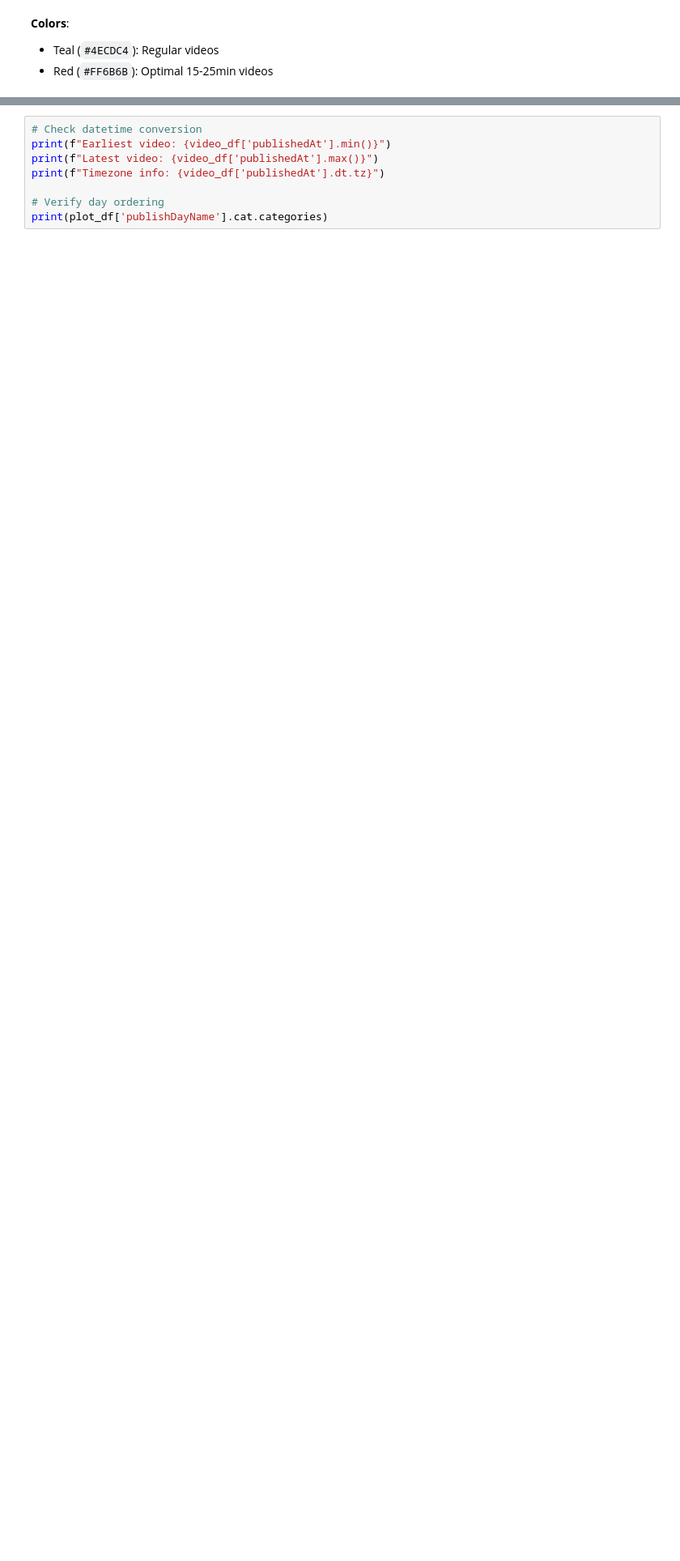
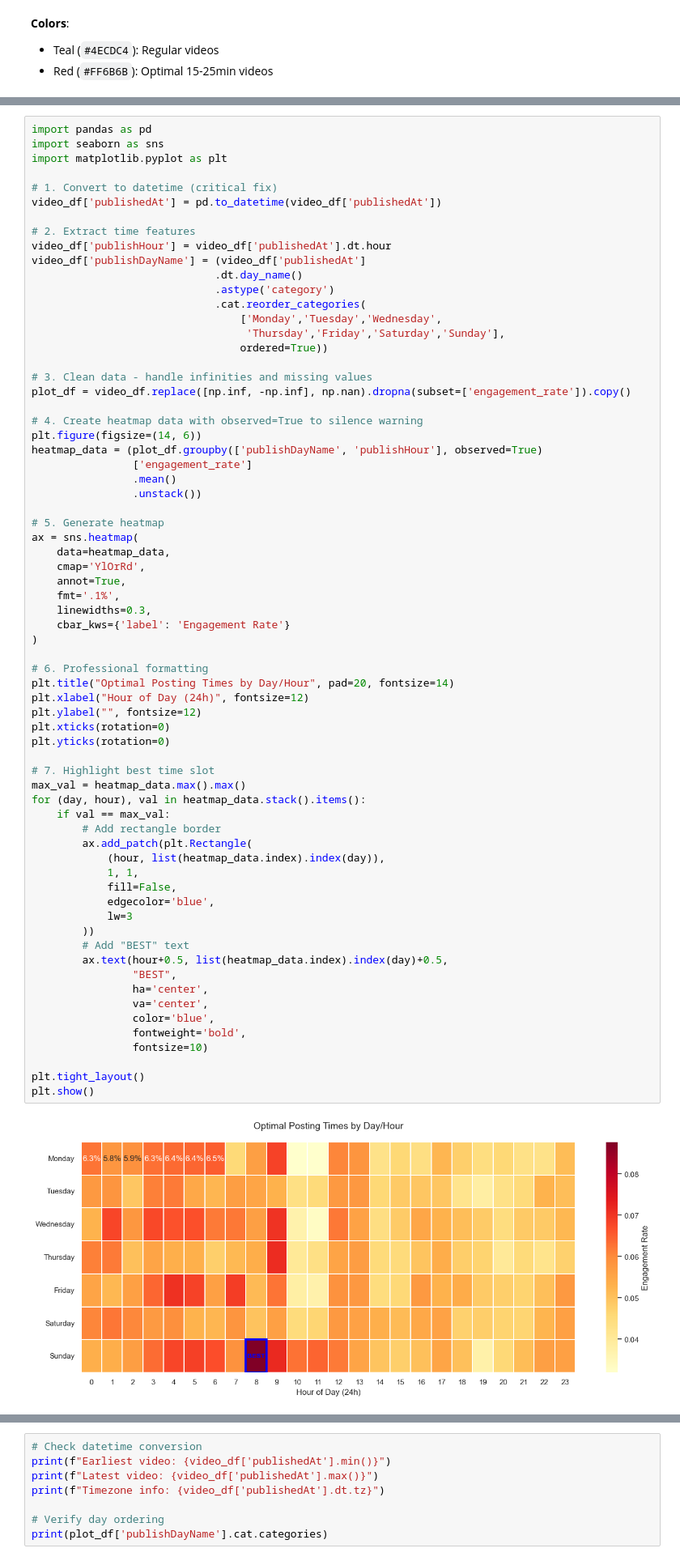
Before and after one commit to Shab00/redPillYoutube, a Jupyter notebook: 4.redPillAnalytics.ipynb, the cells around one changed output, grey strips where cells are left out. Shown at 81% size. Saved outputs shown, nothing was run; the diff lists cells and outputs as text; blank space fills up the shorter version.

```diff
--- a/4.redPillAnalytics.ipynb
+++ b/4.redPillAnalytics.ipynb
@@ -680,0 +1130,70 @@ sns.boxplot(data=video_df,
+# %%
+import pandas as pd
+import seaborn as sns
+import matplotlib.pyplot as plt
+
+# 1. Convert to datetime (critical fix)
+video_df['publishedAt'] = pd.to_datetime(video_df['publishedAt'])
+
+# 2. Extract time features
+video_df['publishHour'] = video_df['publishedAt'].dt.hour
+video_df['publishDayName'] = (video_df['publishedAt']
+                             .dt.day_name()
+                             .astype('category')
+                             .cat.reorder_categories(
+                                 ['Monday','Tuesday','Wednesday',
+                                  'Thursday','Friday','Saturday','Sunday'],
+                                 ordered=True))
+
+# 3. Clean data - handle infinities and missing values
+plot_df = video_df.replace([np.inf, -np.inf], np.nan).dropna(subset=['engagement_rate']).copy()
+
+# 4. Create heatmap data with observed=True to silence warning
+plt.figure(figsize=(14, 6))
+heatmap_data = (plot_df.groupby(['publishDayName', 'publishHour'], observed=True)
+                ['engagement_rate']
+                .mean()
+                .unstack())
+
+# 5. Generate heatmap
+ax = sns.heatmap(
+    data=heatmap_data,
+    cmap='YlOrRd',
+    annot=True,
+    fmt='.1%',
+    linewidths=0.3,
+    cbar_kws={'label': 'Engagement Rate'}
+)
+
+# 6. Professional formatting
+plt.title("Optimal Posting Times by Day/Hour", pad=20, fontsize=14)
+plt.xlabel("Hour of Day (24h)", fontsize=12)
+plt.ylabel("", fontsize=12)
+plt.xticks(rotation=0)
+plt.yticks(rotation=0)
+
+# 7. Highlight best time slot
+max_val = heatmap_data.max().max()
+for (day, hour), val in heatmap_data.stack().items():
+    if val == max_val:
+        # Add rectangle border
+        ax.add_patch(plt.Rectangle(
+            (hour, list(heatmap_data.index).index(day)),
+            1, 1,
+            fill=False,
+            edgecolor='blue',
+            lw=3
+        ))
+        # Add "BEST" text
+        ax.text(hour+0.5, list(heatmap_data.index).index(day)+0.5,
+                "BEST",
+                ha='center',
+                va='center',
+                color='blue',
+                fontweight='bold',
+                fontsize=10)
+
+plt.tight_layout()
+plt.show()
+# %% [output]
+[figure, added]
```
Also changed, not shown: parts of 92 cells of this notebook.
